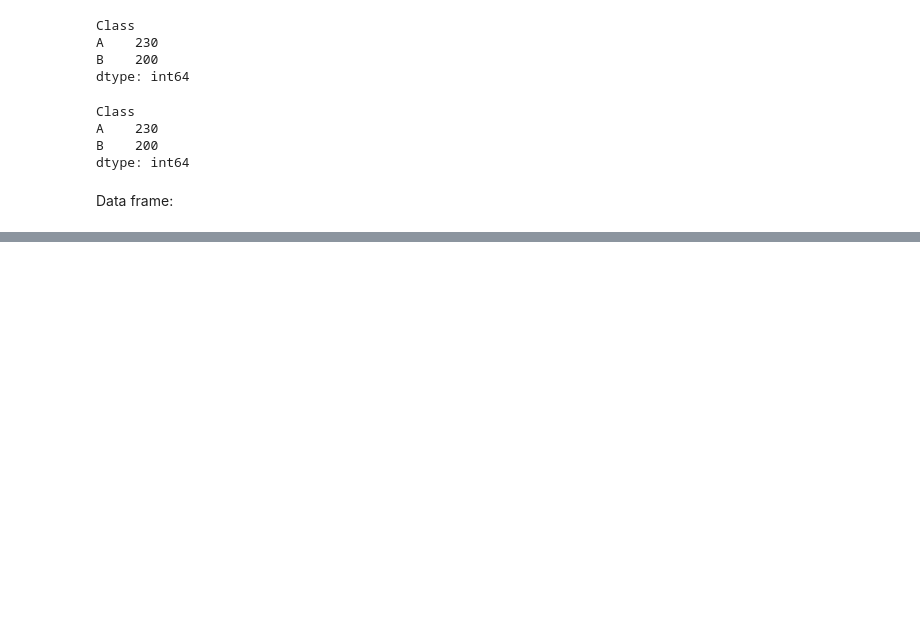
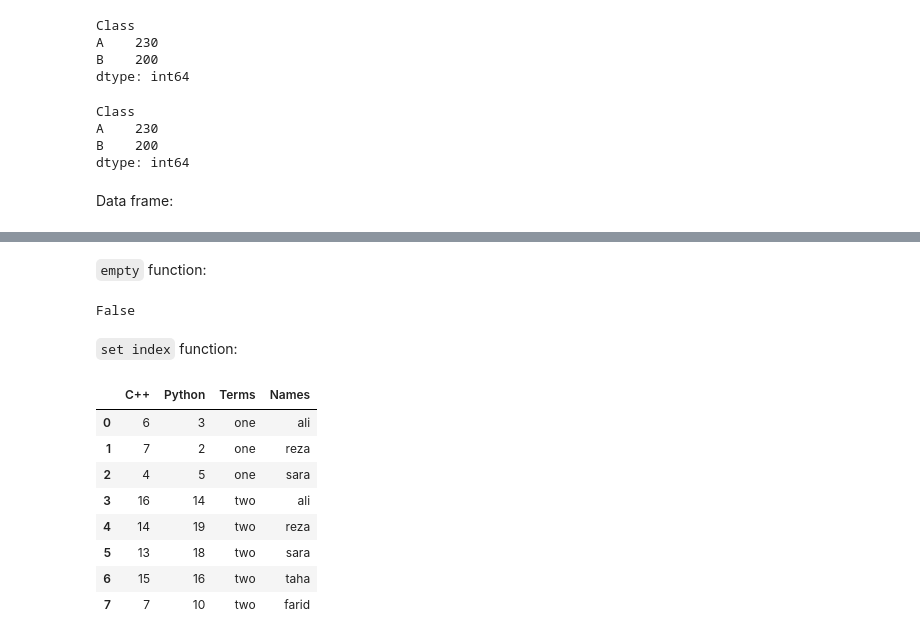
Before and after one commit to AliShariatian/Analyze-and-Prepare-data-using-Python, a Jupyter notebook: main.ipynb, the cells around one changed output, grey strips where cells are left out. Cells and saved outputs as stored; diff of their text form; code cells hidden in the pictures; blank space fills up the shorter version.

```diff
--- a/main.ipynb
+++ b/main.ipynb
@@ -1846,0 +1943,25 @@ Data frame:
+# %% [markdown]
+`empty` function:
+# %%
+df.empty  # If Series/DataFrame is empty, return True, if not return False.
+# %% [output]
+False
+# %% [markdown]
+`set index` function:
+# %%
+frame = pd.DataFrame({'C++': [6, 7, 4, 16, 14, 13, 15, 7],
+                      'Python': [3, 2, 5, 14, 19, 18, 16, 10],
+                      'Terms': ['one', 'one', 'one', 'two', 'two', 'two', 'two', 'two'],
+                      'Names': ['ali', 'reza', 'sara', 'ali', 'reza', 'sara', 'taha', 'farid']})
+
+frame
+# %% [output]
+|  | C++ | Python | Terms | Names |
+| 0 | 6 | 3 | one | ali |
+| 1 | 7 | 2 | one | reza |
+| 2 | 4 | 5 | one | sara |
+| 3 | 16 | 14 | two | ali |
+| 4 | 14 | 19 | two | reza |
+| 5 | 13 | 18 | two | sara |
+| 6 | 15 | 16 | two | taha |
+| 7 | 7 | 10 | two | farid |
```
Also changed, not shown: parts of 36 cells of this notebook.
